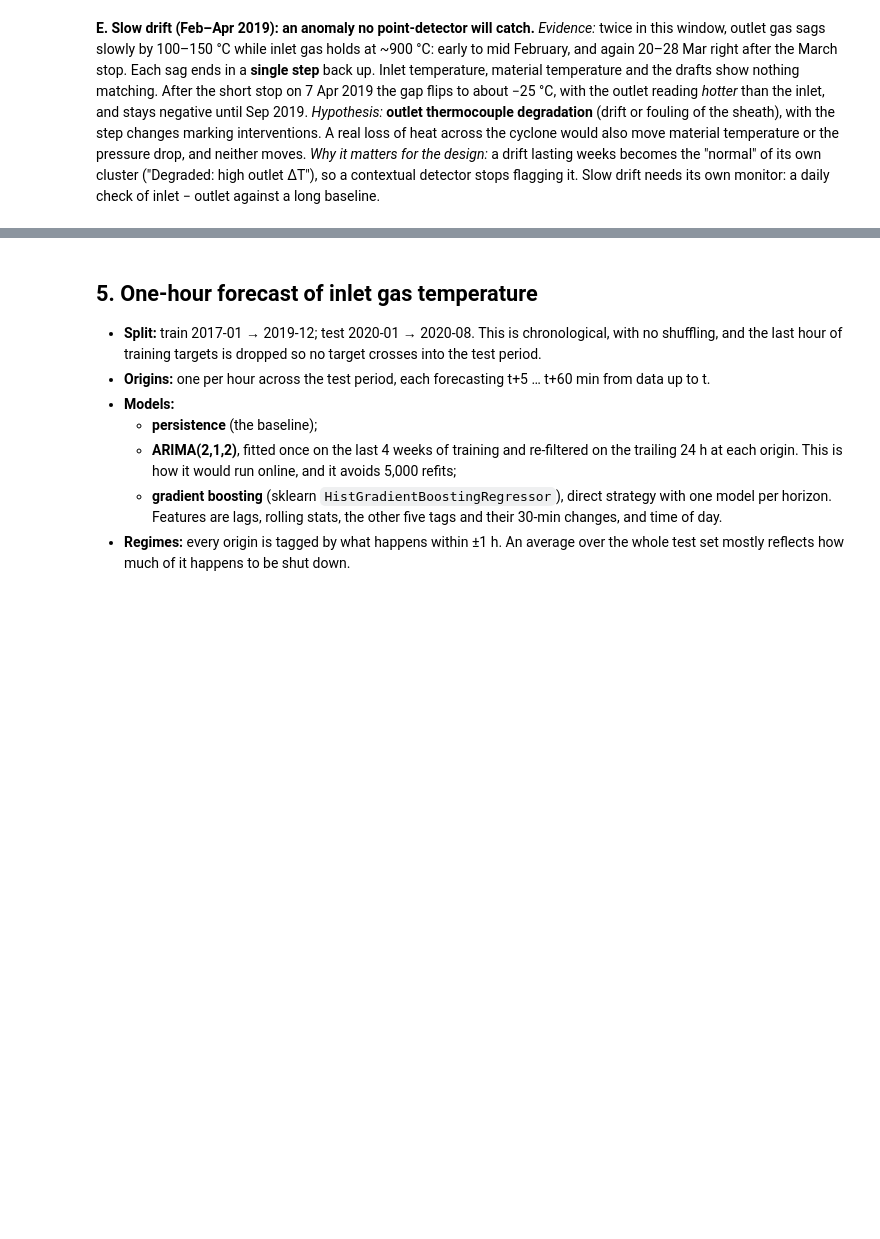
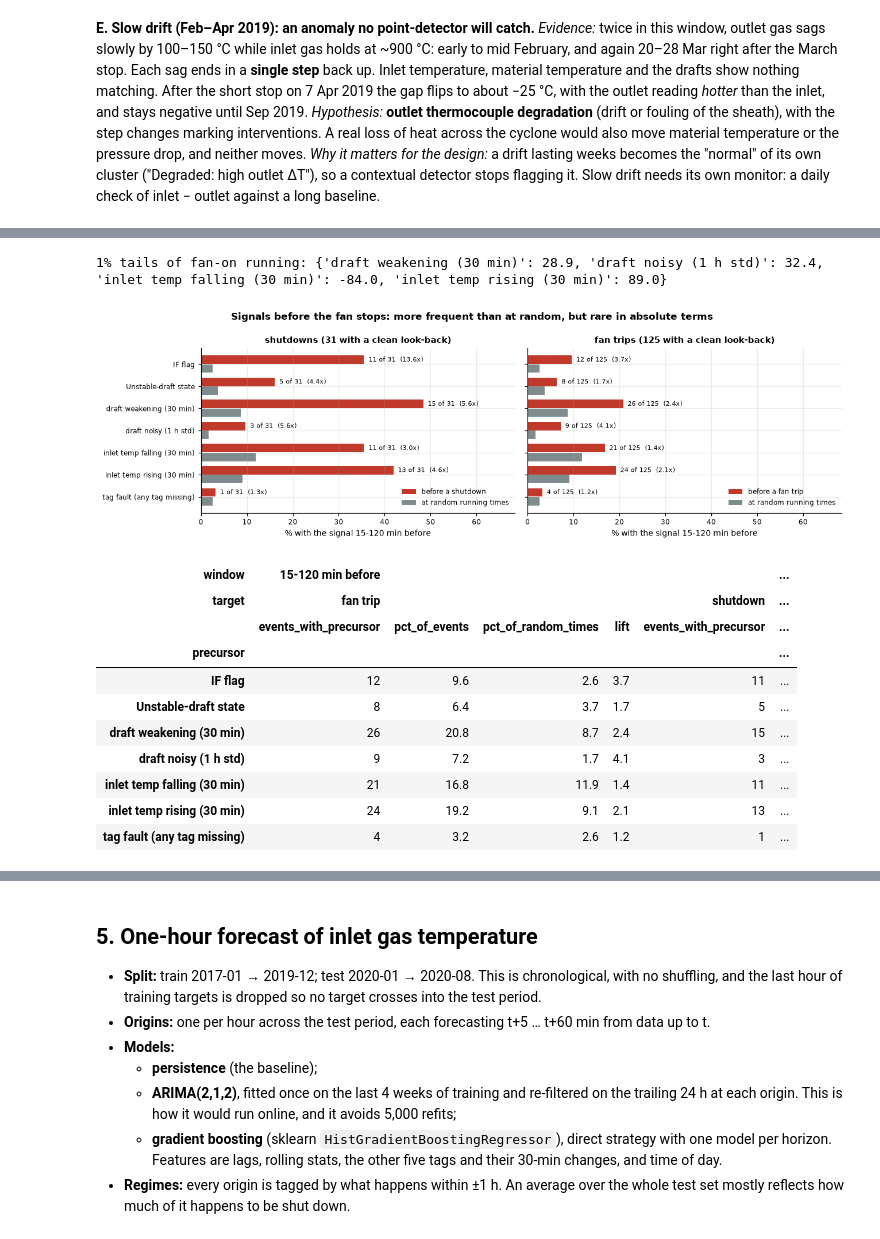
Before and after one commit to Janhwhy/exactspace-assignment, a Jupyter notebook: Task1/task1_analysis.ipynb, the cells around one changed output, grey strips where cells are left out. Drawn from its saved outputs; the diff is of its cells as text; code cells hidden in the pictures; blank space fills up the shorter version.

```diff
--- a/Task1/task1_analysis.ipynb
+++ b/Task1/task1_analysis.ipynb
@@ -501,0 +528,26 @@ Freq: W-SUN
+# %%
+on = pc.fan_on(off, fan_off)
+sig, cuts = pc.signals(df, feats, scores, labels, names, anoms.attrs["threshold"], on)
+lift = pc.lift(sig, fan, on)
+lift.to_csv(SUPPORT / "precursor_lift.csv", index=False)
+pc.per_onset(sig, fan, on).to_csv(SUPPORT / "fan_stop_precursors.csv", index=False)
+print("1% tails of fan-on running:", cuts)
+plots.precursor_lift(lift, "15-120 min before", PLOTS / "4_anomalies" / "10_precursors.png")
+plt.show()
+lift[lift["scope"] == "clean look-back"].pivot_table(
+    index="precursor", columns=["target", "window"], values=["events_with_precursor", "pct_of_events", "pct_of_random_times", "lift"],
+    aggfunc="first", sort=False).swaplevel(0, 2, axis=1).sort_index(axis=1, level=[0, 1], sort_remaining=False)
+# %% [output]
+1% tails of fan-on running: {'draft weakening (30 min)': 28.9, 'draft noisy (1 h std)': 32.4, 'inlet temp falling (30 min)': -84.0, 'inlet temp rising (30 min)': 89.0}
+[figure, added]
+| window | 15-120 min before |  |  |  |  | ... |
+| target | fan trip |  |  |  | shutdown | ... |
+|  | events_with_precursor | pct_of_events | pct_of_random_times | lift | events_with_precursor | ... |
+| precursor |  |  |  |  |  | ... |
+| IF flag | 12 | 9.6 | 2.6 | 3.7 | 11 | ... |
+| Unstable-draft state | 8 | 6.4 | 3.7 | 1.7 | 5 | ... |
+| draft weakening (30 min) | 26 | 20.8 | 8.7 | 2.4 | 15 | ... |
+| draft noisy (1 h std) | 9 | 7.2 | 1.7 | 4.1 | 3 | ... |
+| inlet temp falling (30 min) | 21 | 16.8 | 11.9 | 1.4 | 11 | ... |
+| inlet temp rising (30 min) | 24 | 19.2 | 9.1 | 2.1 | 13 | ... |
+| tag fault (any tag missing) | 4 | 3.2 | 2.6 | 1.2 | 1 | ... |
```
Also changed, not shown: parts of 11 cells of this notebook, 31 other files.
